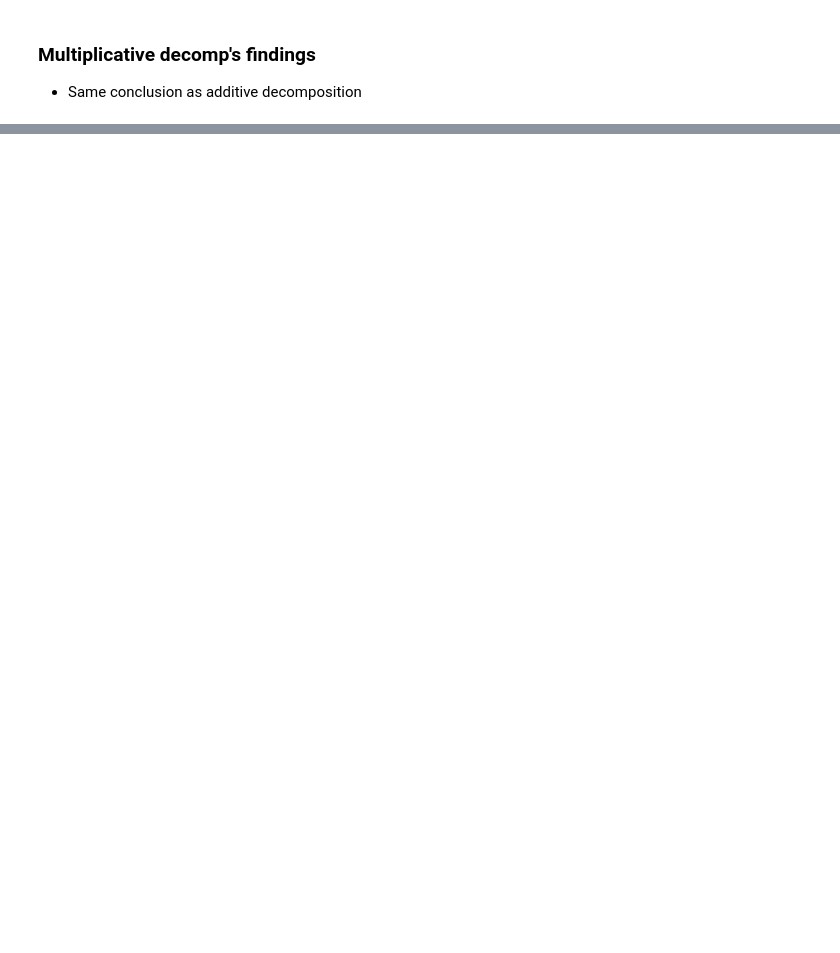
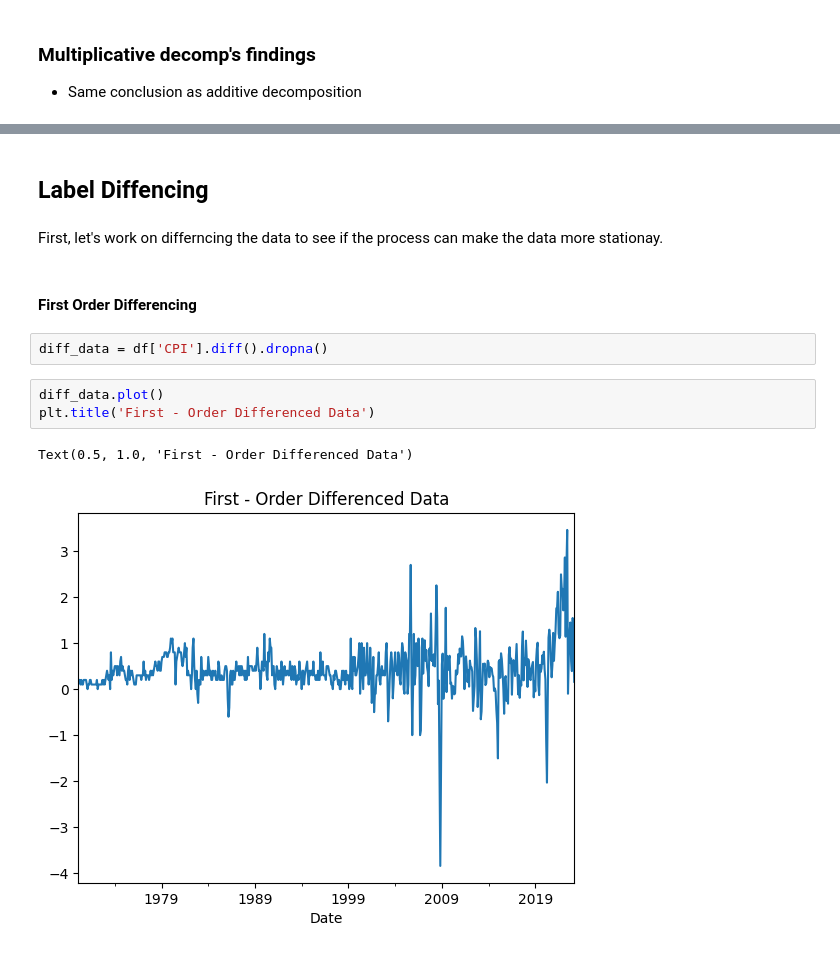
Before and after one commit to namtran6701/Inflation_Prediction, a Jupyter notebook: project_3.ipynb, the cells around one changed output, grey strips where cells are left out. Cells and saved outputs as stored; diff of their text form; blank space fills up the shorter version.

```diff
--- a/project_3.ipynb
+++ b/project_3.ipynb
@@ -111,0 +154,14 @@ plt.show()
+# %% [markdown]
+## Label Diffencing
+# %% [markdown]
+First, let's work on differncing the data to see if the process can make the data more stationay.
+# %% [markdown]
+#### First Order Differencing
+# %%
+diff_data = df['CPI'].diff().dropna()
+# %%
+diff_data.plot()
+plt.title('First - Order Differenced Data')
+# %% [output]
+Text(0.5, 1.0, 'First - Order Differenced Data')
+[figure, added]
```
Also changed, not shown: parts of 9 cells of this notebook.
